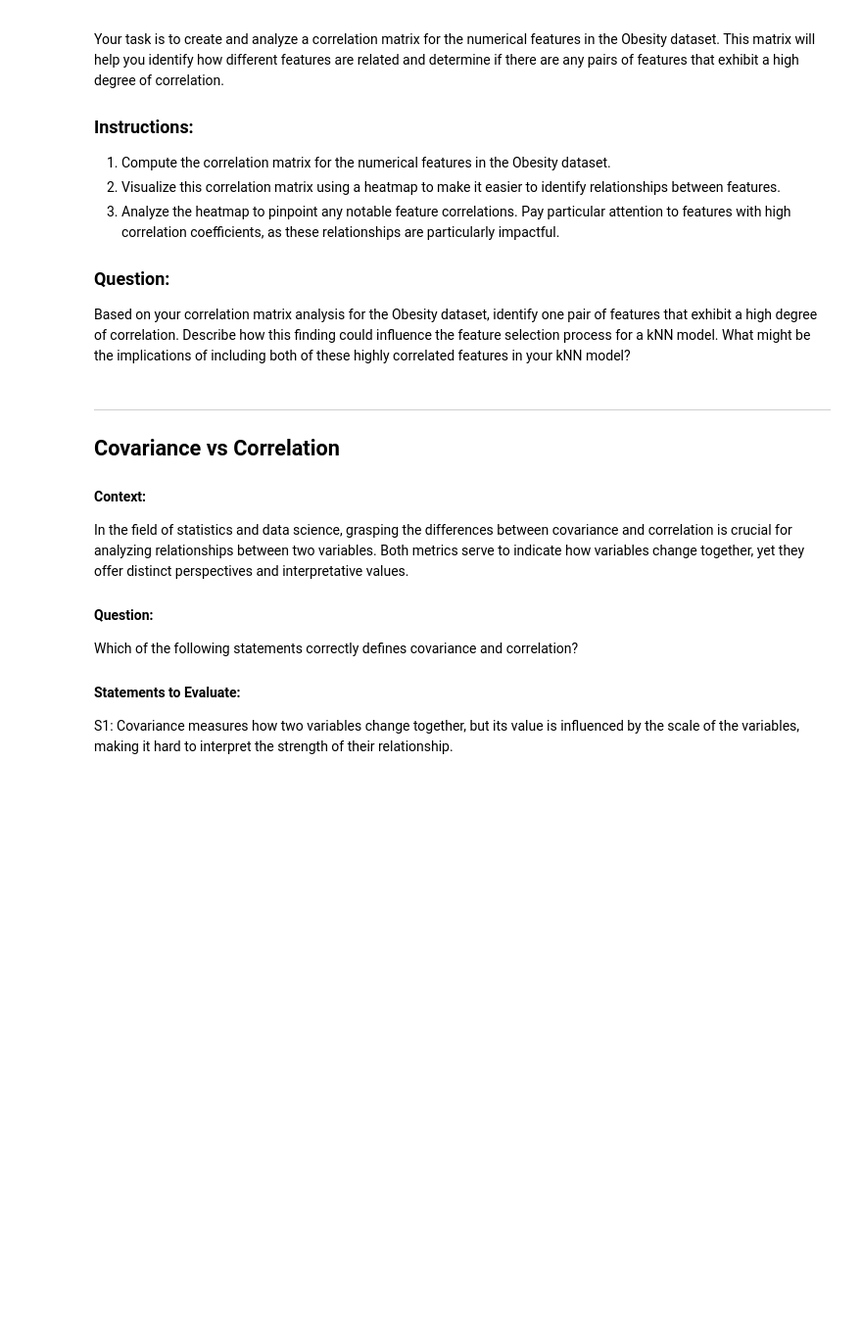
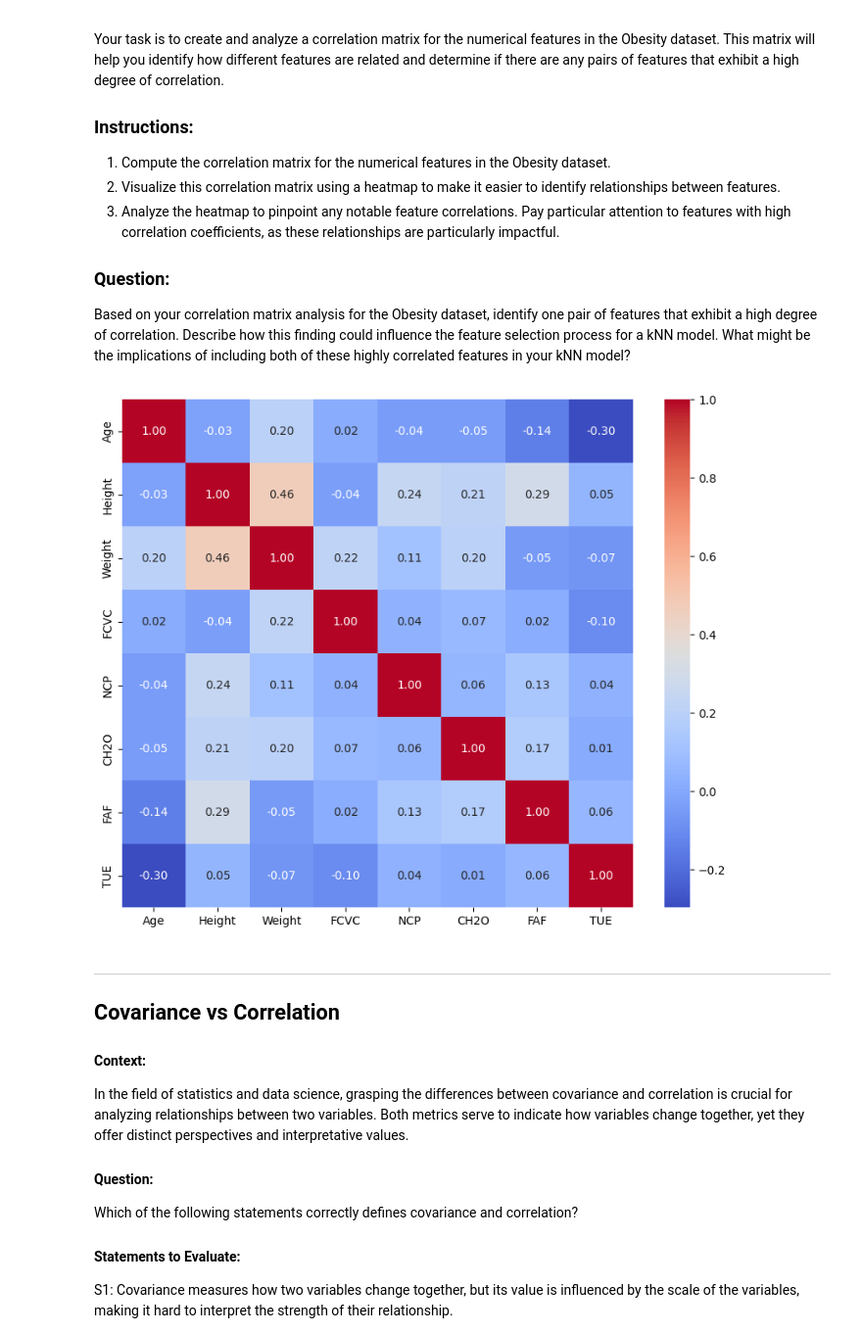
Before and after one commit to sr606/Machine-Learning_Practices, a Jupyter notebook: KNN_Case_Study_Updated.ipynb, the cells around one changed output. Shown: that part at 98% size. Saved outputs shown, nothing was run; the diff lists cells and outputs as text; code cells hidden in the pictures; blank space fills up the shorter version.

```diff
--- a/KNN_Case_Study_Updated.ipynb
+++ b/KNN_Case_Study_Updated.ipynb
@@ -117,15 +144,17 @@ Based on your correlation matrix analysis for the Obesity dataset, identify one
 # %%
 import seaborn as sns
 
 # Compute the correlation matrix for numerical features
-correlation_matrix = df.select_dtypes(include=[np.number]).____()  # Fill in the blank to compute correlation
+correlation_matrix = df.select_dtypes(include=[np.number]).corr()  # Fill in the blank to compute correlation
 
 # Visualize the correlation matrix using a heatmap
 plt.figure(figsize=(10, 8))
-sns.heatmap(____, annot=True, fmt=".2f", cmap='coolwarm')  # Fill in the blank to plot the heatmap
+sns.heatmap(correlation_matrix, annot=True, fmt=".2f", cmap='coolwarm')  # Fill in the blank to plot the heatmap
 
 # Show the plot
 plt.show()
+# %% [output]
+[figure, added]
 # %% [markdown]
 
 ---
```
Also changed, not shown: parts of 9 cells of this notebook.
